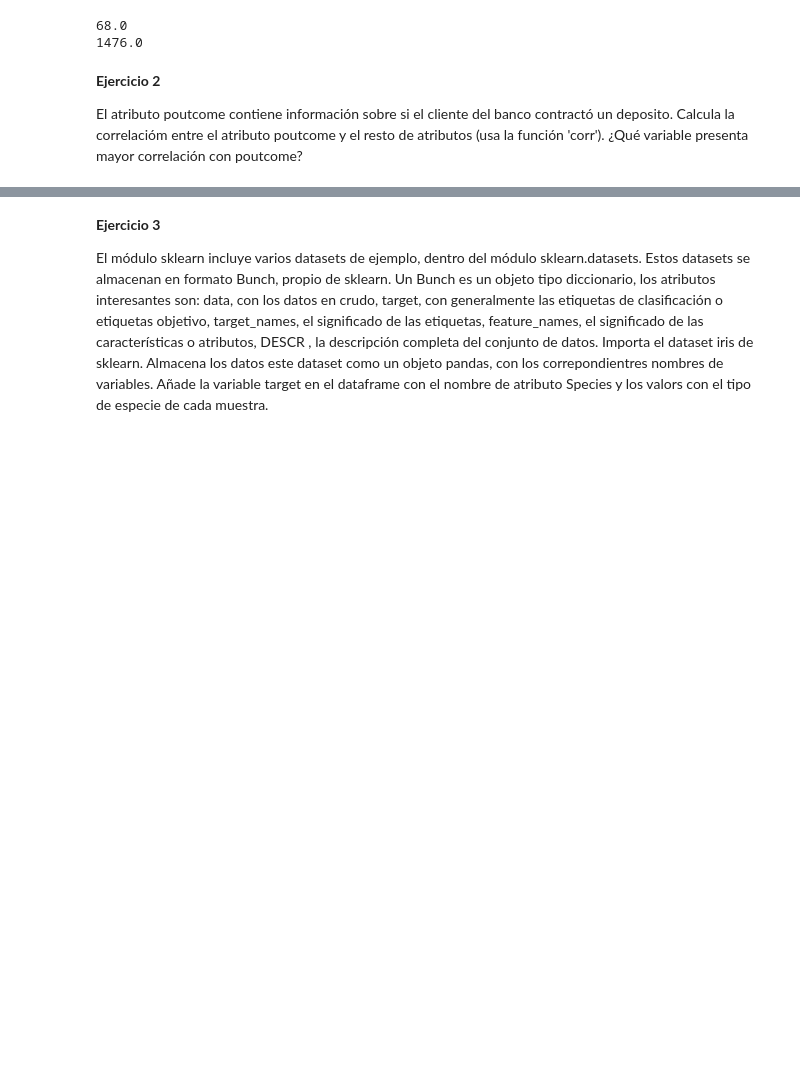
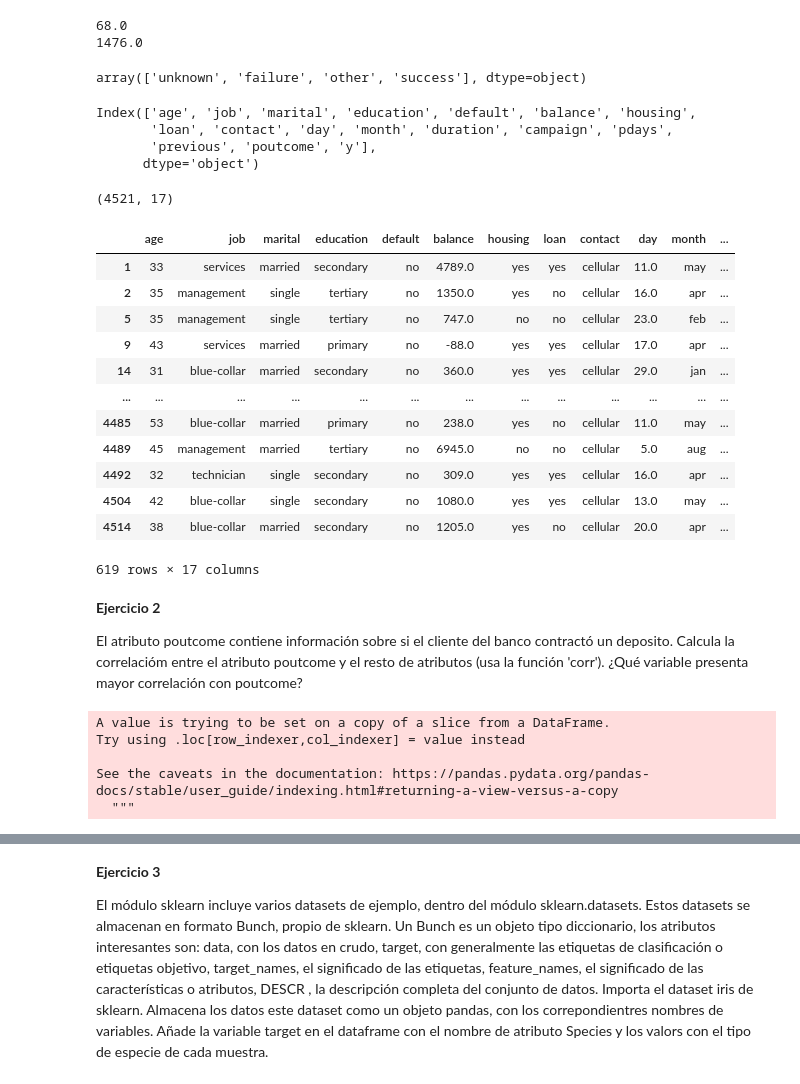
Before and after one commit to ricardocarreras/Bootcamp_DataScience_student, a Jupyter notebook: week13/labs/Preprocesamiento_de_datos_parte_1.ipynb, the cells around one changed output, grey strips where cells are left out. Cells and saved outputs as stored; diff of their text form; code cells hidden in the pictures; blank space fills up the shorter version.

```diff
--- a/week13/labs/Preprocesamiento_de_datos_parte_1.ipynb
+++ b/week13/labs/Preprocesamiento_de_datos_parte_1.ipynb
@@ -433,6 +433,37 @@ print(data.balance.quantile(.75))
 # %% [output]
 68.0
 1476.0
+# %%
+data.poutcome.unique()
+# %% [output]
+array(['unknown', 'failure', 'other', 'success'], dtype=object)
+# %%
+data.columns
+# %% [output]
+Index(['age', 'job', 'marital', 'education', 'default', 'balance', 'housing',
+       'loan', 'contact', 'day', 'month', 'duration', 'campaign', 'pdays',
+       'previous', 'poutcome', 'y'],
+      dtype='object')
+# %%
+data.shape
+# %% [output]
+(4521, 17)
+# %%
+data[data.poutcome.isin(('failure', 'success'))]
+# %% [output]
+|  | age | job | marital | education | default | balance | housing | loan | contact | day | month | ... |
+| 1 | 33 | services | married | secondary | no | 4789.0 | yes | yes | cellular | 11.0 | may | ... |
+| 2 | 35 | management | single | tertiary | no | 1350.0 | yes | no | cellular | 16.0 | apr | ... |
+| 5 | 35 | management | single | tertiary | no | 747.0 | no | no | cellular | 23.0 | feb | ... |
+| 9 | 43 | services | married | primary | no | -88.0 | yes | yes | cellular | 17.0 | apr | ... |
+| 14 | 31 | blue-collar | married | secondary | no | 360.0 | yes | yes | cellular | 29.0 | jan | ... |
+| ... | ... | ... | ... | ... | ... | ... | ... | ... | ... | ... | ... | ... |
+| 4485 | 53 | blue-collar | married | primary | no | 238.0 | yes | no | cellular | 11.0 | may | ... |
+| 4489 | 45 | management | married | tertiary | no | 6945.0 | no | no | cellular | 5.0 | aug | ... |
+| 4492 | 32 | technician | single | secondary | no | 309.0 | yes | yes | cellular | 16.0 | apr | ... |
+| 4504 | 42 | blue-collar | single | secondary | no | 1080.0 | yes | yes | cellular | 13.0 | may | ... |
+| 4514 | 38 | blue-collar | married | secondary | no | 1205.0 | yes | no | cellular | 20.0 | apr | ... |
+619 rows × 17 columns
 # %% [markdown]
 **Ejercicio 2**
 
@@ -441,0 +471,12 @@ print(data.balance.quantile(.75))
+# %%
+ # Respuesta
+ data_pout = data[data.poutcome.isin(('failure', 'success'))]
+
+ # Discretizamos
+ data_pout['poutcome_cat'] = data_pout.poutcome.astype("category").cat.codes
+# %% [output]
+A value is trying to be set on a copy of a slice from a DataFrame.
+Try using .loc[row_indexer,col_indexer] = value instead
+
+See the caveats in the documentation: https://pandas.pydata.org/pandas-docs/stable/user_guide/indexing.html#returning-a-view-versus-a-copy
+  """
```
Also changed, not shown: parts of 7 cells of this notebook, 2 other files.
